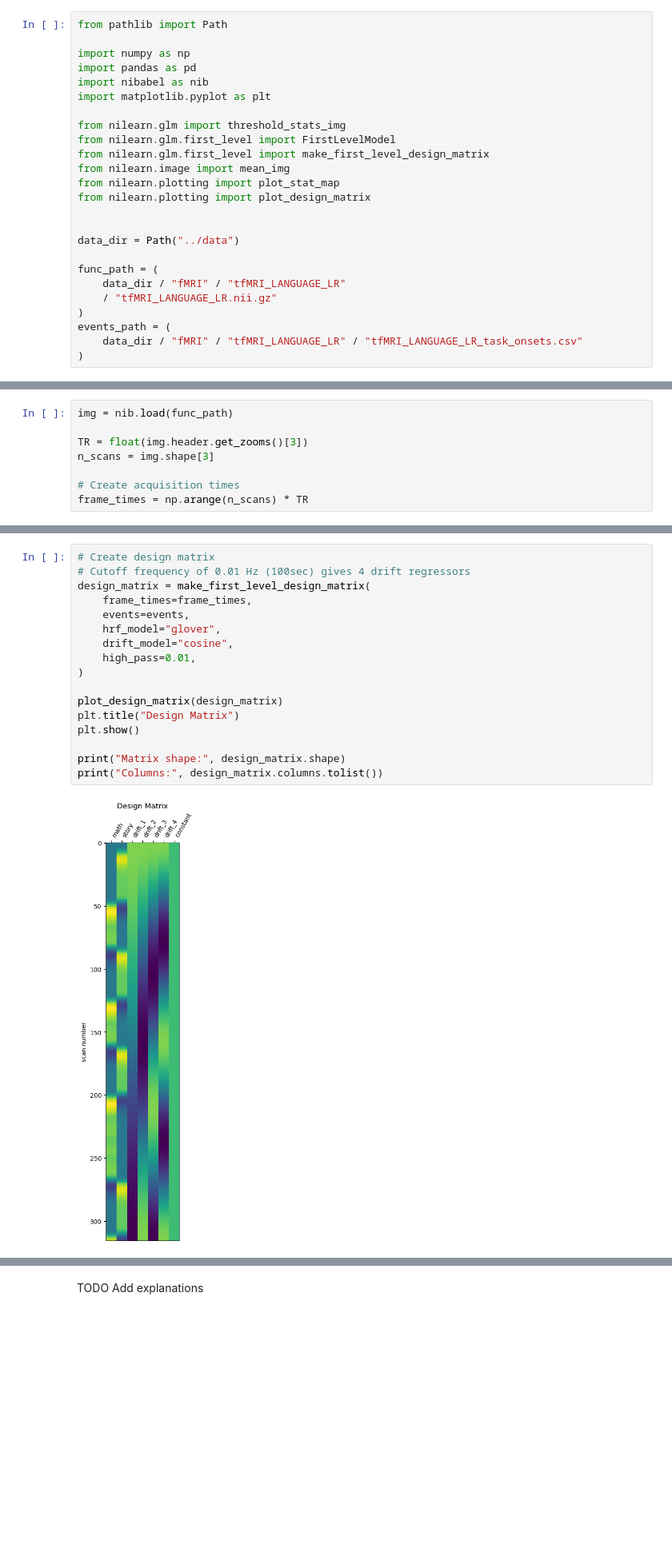
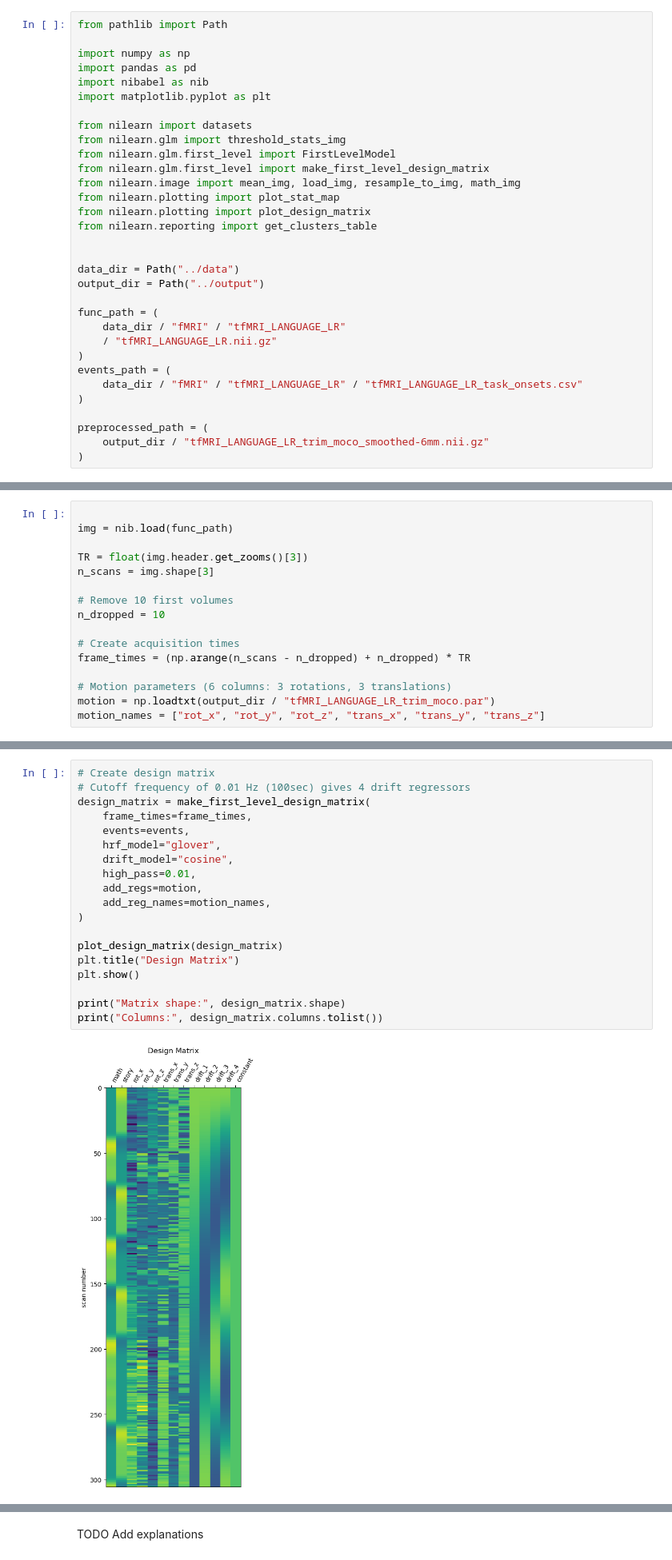
Before and after one commit to egenilloud/NX421_project1, a Jupyter notebook: scripts/GLM.ipynb, the cells around one changed output, grey strips where cells are left out. Shown at 80% size. Drawn from its saved outputs; the diff is of its cells as text; blank space fills up the shorter version.

```diff
--- a/scripts/GLM.ipynb
+++ b/scripts/GLM.ipynb
@@ -8,15 +8,18 @@ import pandas as pd
 import nibabel as nib
 import matplotlib.pyplot as plt
 
+from nilearn import datasets
 from nilearn.glm import threshold_stats_img
 from nilearn.glm.first_level import FirstLevelModel
 from nilearn.glm.first_level import make_first_level_design_matrix
-from nilearn.image import mean_img
+from nilearn.image import mean_img, load_img, resample_to_img, math_img
 from nilearn.plotting import plot_stat_map
 from nilearn.plotting import plot_design_matrix
+from nilearn.reporting import get_clusters_table
 
 
 data_dir = Path("../data")
+output_dir = Path("../output")
 
 func_path = (
     data_dir / "fMRI" / "tfMRI_LANGUAGE_LR"
@@ -25,3 +28,7 @@ func_path = (
 events_path = (
     data_dir / "fMRI" / "tfMRI_LANGUAGE_LR" / "tfMRI_LANGUAGE_LR_task_onsets.csv"
 )
+
+preprocessed_path = (
+    output_dir / "tfMRI_LANGUAGE_LR_trim_moco_smoothed-6mm.nii.gz"
+)
@@ -63,8 +98,16 @@ display(events)
 # %%
+
 img = nib.load(func_path)
 
 TR = float(img.header.get_zooms()[3])
 n_scans = img.shape[3]
 
+# Remove 10 first volumes
+n_dropped = 10
+
 # Create acquisition times
-frame_times = np.arange(n_scans) * TR
+frame_times = (np.arange(n_scans - n_dropped) + n_dropped) * TR
+
+# Motion parameters (6 columns: 3 rotations, 3 translations)
+motion = np.loadtxt(output_dir / "tfMRI_LANGUAGE_LR_trim_moco.par")
+motion_names = ["rot_x", "rot_y", "rot_z", "trans_x", "trans_y", "trans_z"]
@@ -77,19 +124,21 @@ TODO Add explanation of the columns
 # %%
 # Create design matrix
 # Cutoff frequency of 0.01 Hz (100sec) gives 4 drift regressors
 design_matrix = make_first_level_design_matrix(
     frame_times=frame_times,
     events=events,
     hrf_model="glover",
     drift_model="cosine",
     high_pass=0.01,
+    add_regs=motion,
+    add_reg_names=motion_names,
 )
 
 plot_design_matrix(design_matrix)
 plt.title("Design Matrix")
 plt.show()
 
 print("Matrix shape:", design_matrix.shape)
 print("Columns:", design_matrix.columns.tolist())
 # %% [output]
-[figure, old version]
+[figure, new version]
```
Also changed, not shown: parts of 27 cells of this notebook, 1 other file.
